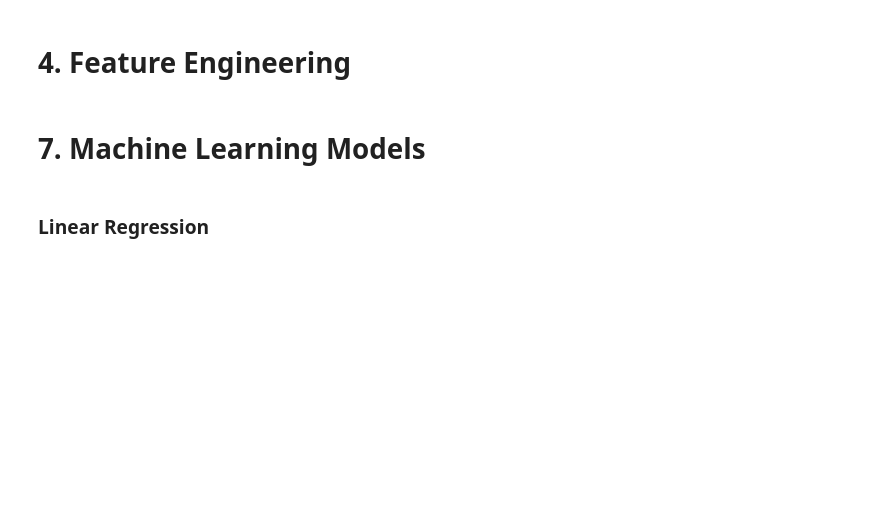
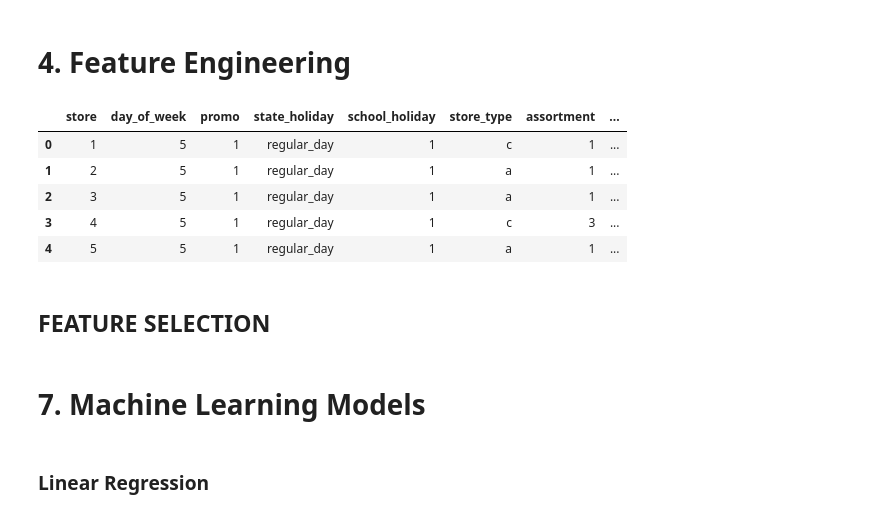
Before and after one commit to lucasstelm/rossman_sales, a Jupyter notebook: notebooks/rossman_sales_prediction.ipynb, the cells around one changed output. Cells and saved outputs as stored; diff of their text form; code cells hidden in the pictures; blank space fills up the shorter version.

```diff
--- a/notebooks/rossman_sales_prediction.ipynb
+++ b/notebooks/rossman_sales_prediction.ipynb
@@ -212,6 +327,16 @@ def add_features(df):
     return df
 
 add_features_transformer = FunctionTransformer(add_features)
+# %%
+df2 = add_features_transformer.transform(df1)
+df2.head()
+# %% [output]
+|  | store | day_of_week | promo | state_holiday | school_holiday | store_type | assortment | ... |
+| 0 | 1 | 5 | 1 | regular_day | 1 | c | 1 | ... |
+| 1 | 2 | 5 | 1 | regular_day | 1 | a | 1 | ... |
+| 2 | 3 | 5 | 1 | regular_day | 1 | a | 1 | ... |
+| 3 | 4 | 5 | 1 | regular_day | 1 | c | 3 | ... |
+| 4 | 5 | 5 | 1 | regular_day | 1 | a | 1 | ... |
 # %%
 def sin_transformer(period):
     return FunctionTransformer(lambda x: np.sin(x * (2 * np.pi/period)), feature_names_out='one-to-one')
@@ -241,5 +360,7 @@ features_transformer = ColumnTransformer(
     ],
     remainder='drop')
+# %% [markdown]
+## FEATURE SELECTION
 # %% [markdown]
 # 7. Machine Learning Models
 # %% [markdown]
```
Also changed, not shown: parts of 34 cells of this notebook.
